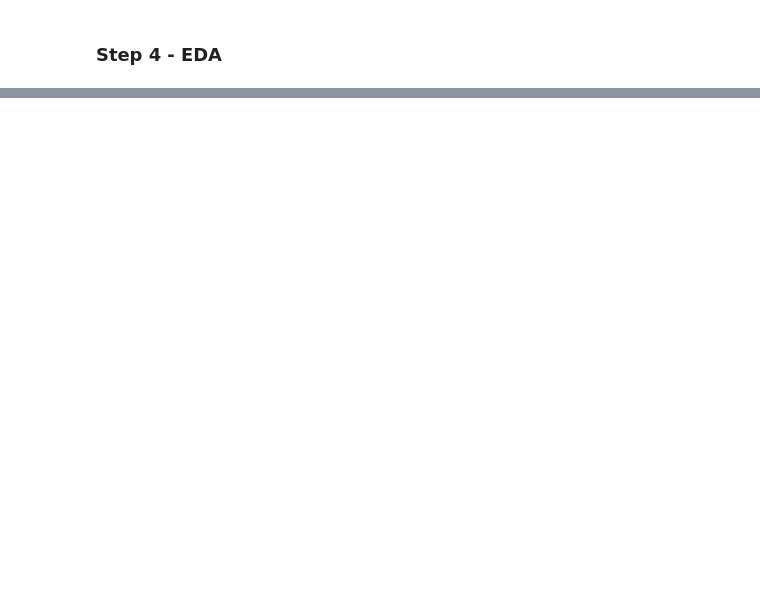
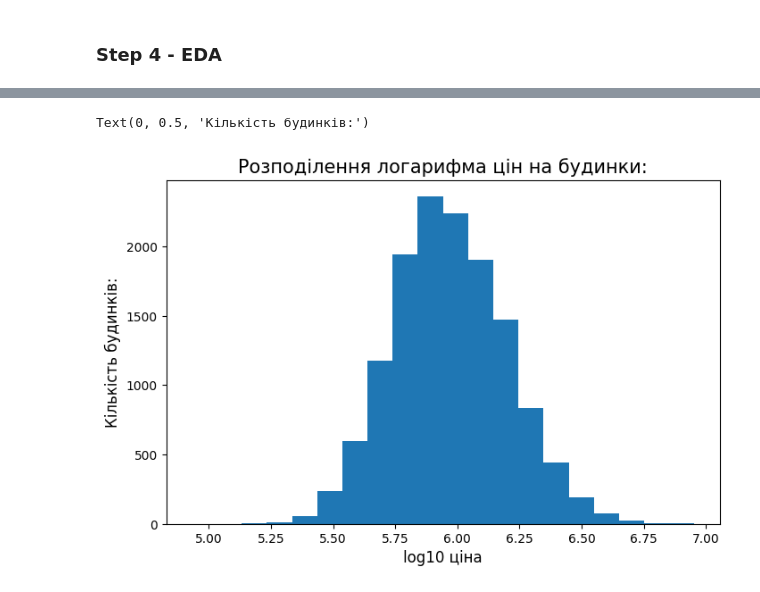
Before and after one commit to zzzer0-wav/Melbourne_Housing, a Jupyter notebook: notebooks/melbourne_housing.ipynb, the cells around one changed output, grey strips where cells are left out. Drawn from its saved outputs; the diff is of its cells as text; code cells hidden in the pictures; blank space fills up the shorter version.

```diff
--- a/notebooks/melbourne_housing.ipynb
+++ b/notebooks/melbourne_housing.ipynb
@@ -320,0 +247,10 @@ missing_table
+# %%
+# Histogram logafirm
+plt.figure(figsize=(8, 5))
+plt.hist(np.log10(clean['price']), bins=20)
+plt.title('Розподілення логарифма цін на будинки:', fontsize=15)
+plt.xlabel('log10 ціна', fontsize=12)
+plt.ylabel('Кількість будинків:', fontsize=12)
+# %% [output]
+Text(0, 0.5, 'Кількість будинків:')
+[figure, added]
```
Also changed, not shown: parts of 36 cells of this notebook.
